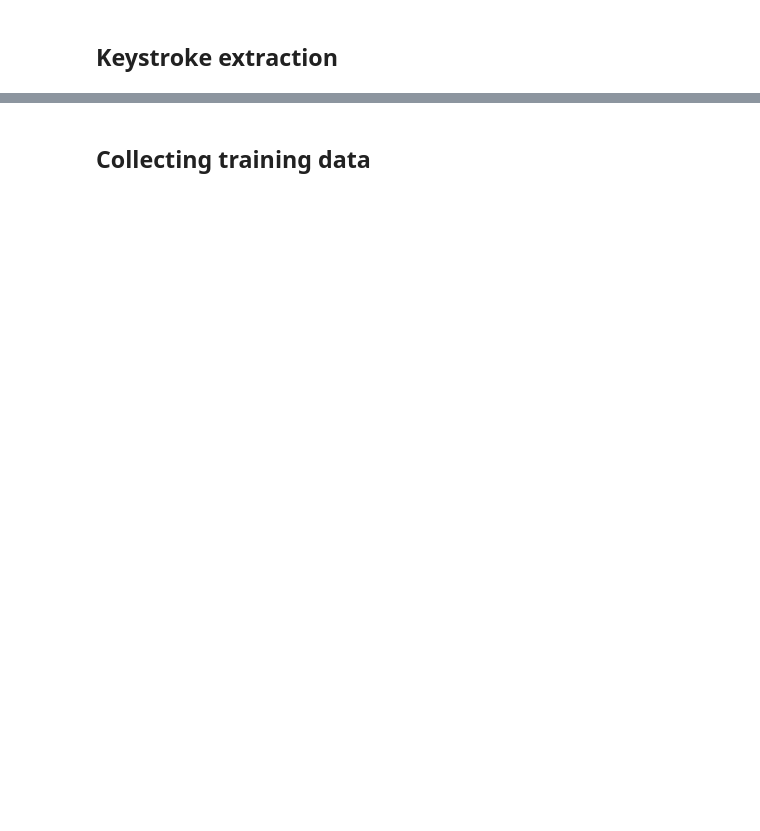
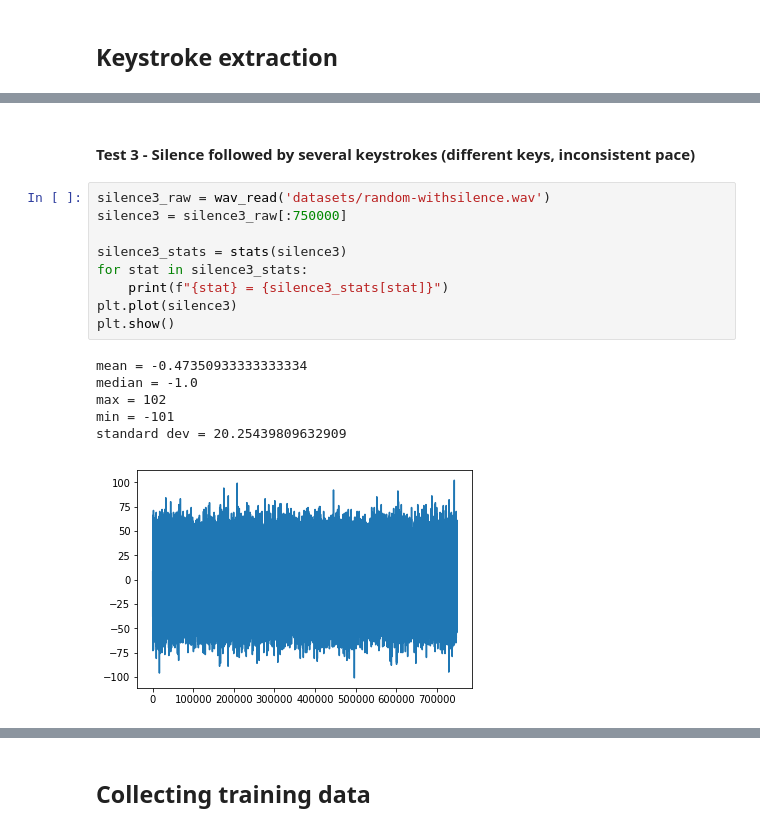
Before and after one commit to shoyo/acoustic-keylogger, a Jupyter notebook: simple_audio_processing.ipynb, the cells around one changed output, grey strips where cells are left out. Cells and saved outputs as stored; diff of their text form; blank space fills up the shorter version.

```diff
--- a/simple_audio_processing.ipynb
+++ b/simple_audio_processing.ipynb
@@ -50,0 +93,18 @@ plt.show()
+# %% [markdown]
+#### Test 3 - Silence followed by several keystrokes (different keys, inconsistent pace)
+# %%
+silence3_raw = wav_read('datasets/random-withsilence.wav')
+silence3 = silence3_raw[:750000]
+
+silence3_stats = stats(silence3)
+for stat in silence3_stats:
+    print(f"{stat} = {silence3_stats[stat]}")
+plt.plot(silence3)
+plt.show()
+# %% [output]
+mean = -0.47350933333333334
+median = -1.0
+max = 102
+min = -101
+standard dev = 20.25439809632909
+[figure, added]
```
Also changed, not shown: parts of 18 cells of this notebook.
